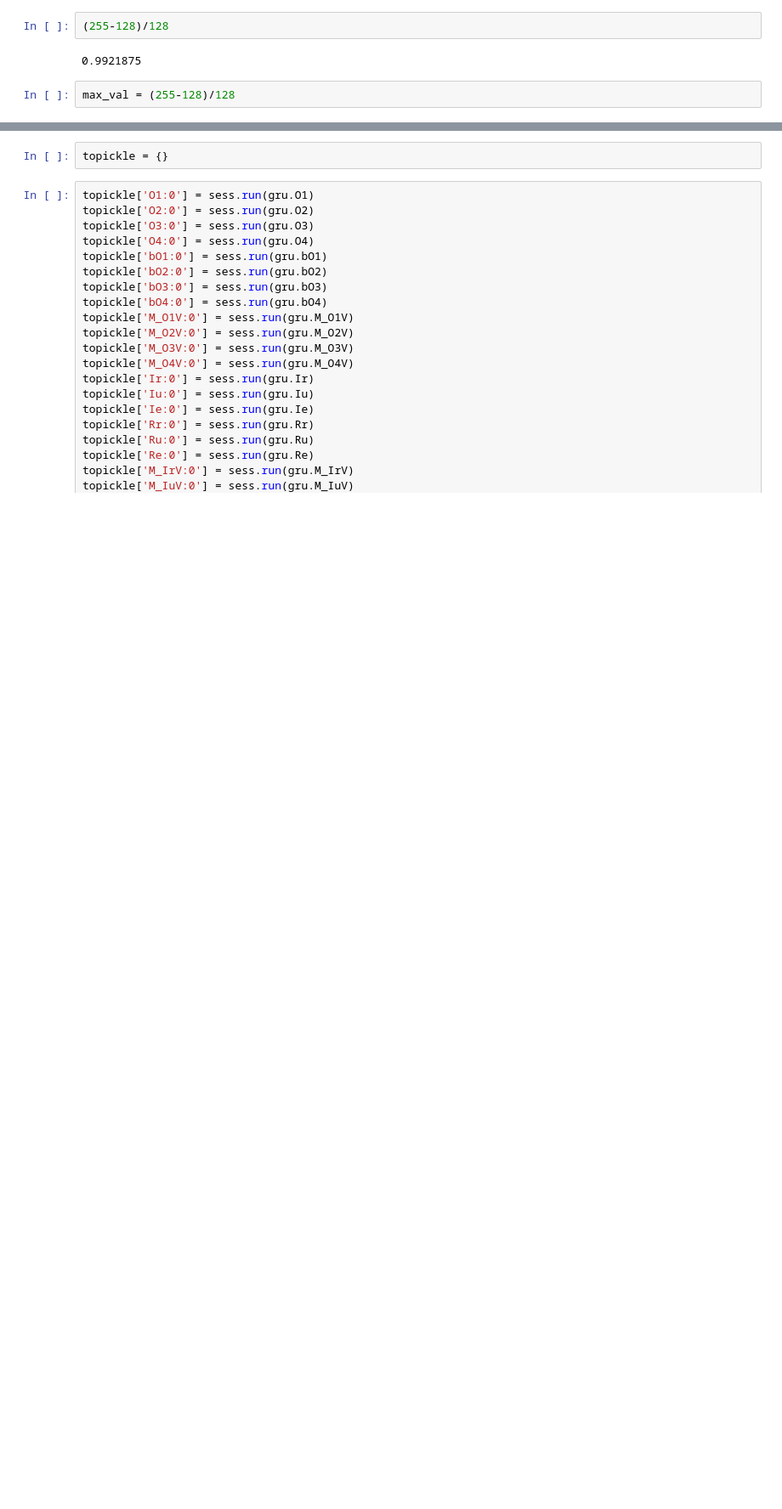
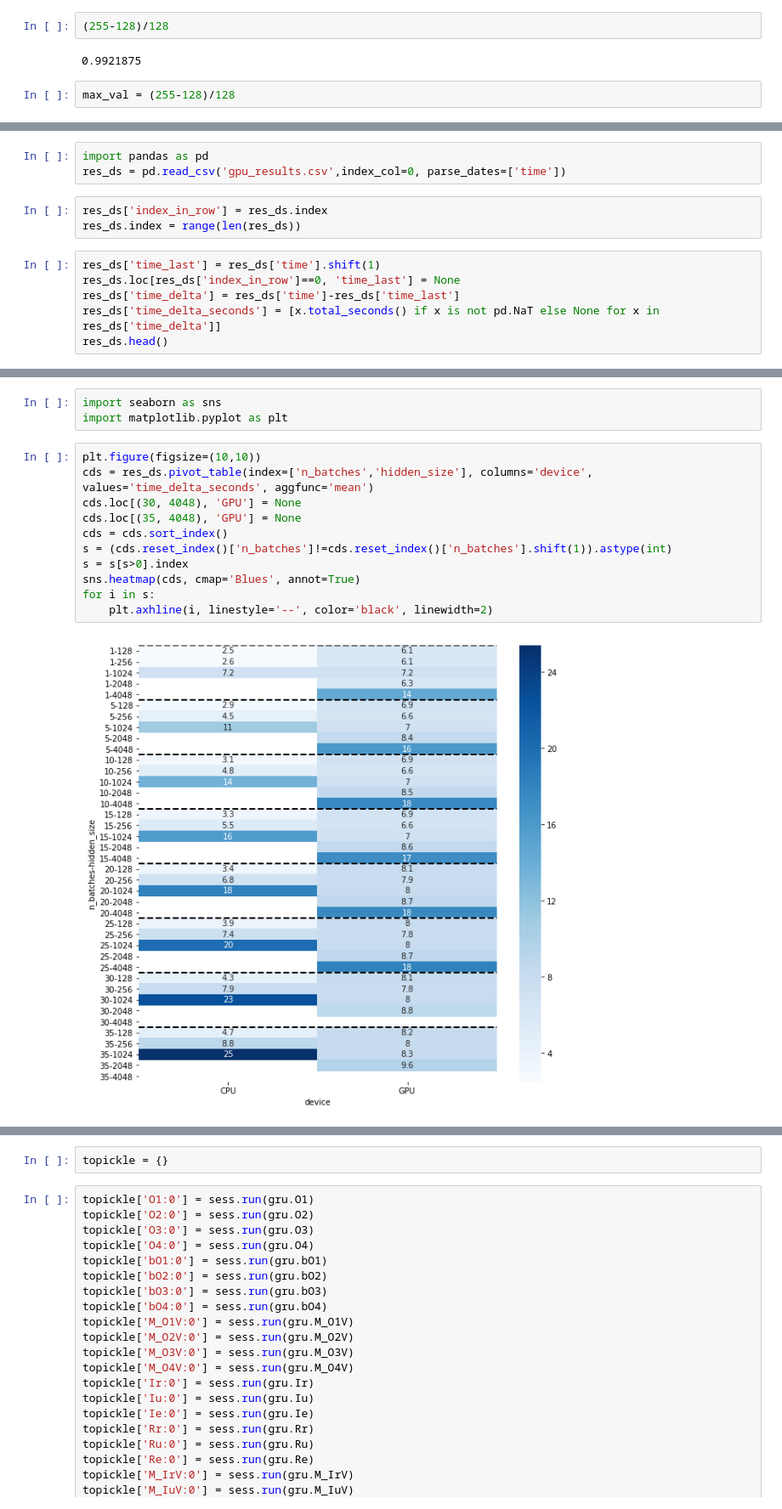
Before and after one commit to EgorDudyrev/Speach_Synthesizer, a Jupyter notebook: notebooks/ed-2019.05.20-Final_model1.ipynb, the cells around one changed output, grey strips where cells are left out. Shown at 85% size. Saved outputs shown, nothing was run; the diff lists cells and outputs as text; blank space fills up the shorter version.

```diff
--- a/notebooks/ed-2019.05.20-Final_model1.ipynb
+++ b/notebooks/ed-2019.05.20-Final_model1.ipynb
@@ -238,0 +347,12 @@ If you're reading this message in another frontend (for example, a static render
+# %%
+import pandas as pd
+res_ds = pd.read_csv('gpu_results.csv',index_col=0, parse_dates=['time'])
+# %%
+res_ds['index_in_row'] = res_ds.index
+res_ds.index = range(len(res_ds))
+# %%
+res_ds['time_last'] = res_ds['time'].shift(1)
+res_ds.loc[res_ds['index_in_row']==0, 'time_last'] = None
+res_ds['time_delta'] = res_ds['time']-res_ds['time_last']
+res_ds['time_delta_seconds'] = [x.total_seconds() if x is not pd.NaT else None for x in res_ds['time_delta']]
+res_ds.head()
@@ -238,0 +391,16 @@ If you're reading this message in another frontend (for example, a static render
+# %%
+import seaborn as sns
+import matplotlib.pyplot as plt
+# %%
+plt.figure(figsize=(10,10))
+cds = res_ds.pivot_table(index=['n_batches','hidden_size'], columns='device', values='time_delta_seconds', aggfunc='mean')
+cds.loc[(30, 4048), 'GPU'] = None
+cds.loc[(35, 4048), 'GPU'] = None
+cds = cds.sort_index()
+s = (cds.reset_index()['n_batches']!=cds.reset_index()['n_batches'].shift(1)).astype(int)
+s = s[s>0].index
+sns.heatmap(cds, cmap='Blues', annot=True)
+for i in s:
+    plt.axhline(i, linestyle='--', color='black', linewidth=2)
+# %% [output]
+[figure, added]
```
Also changed, not shown: parts of 63 cells of this notebook, 1 other file.
